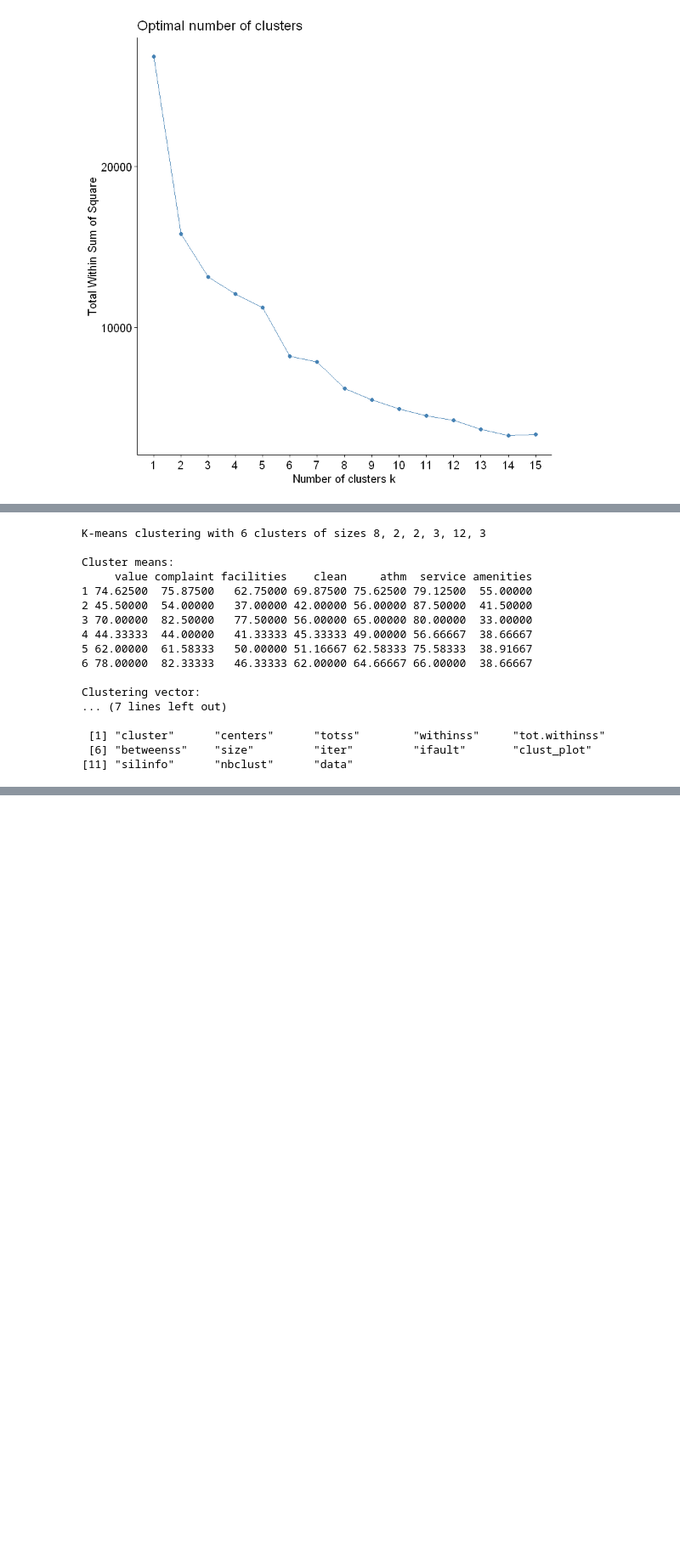
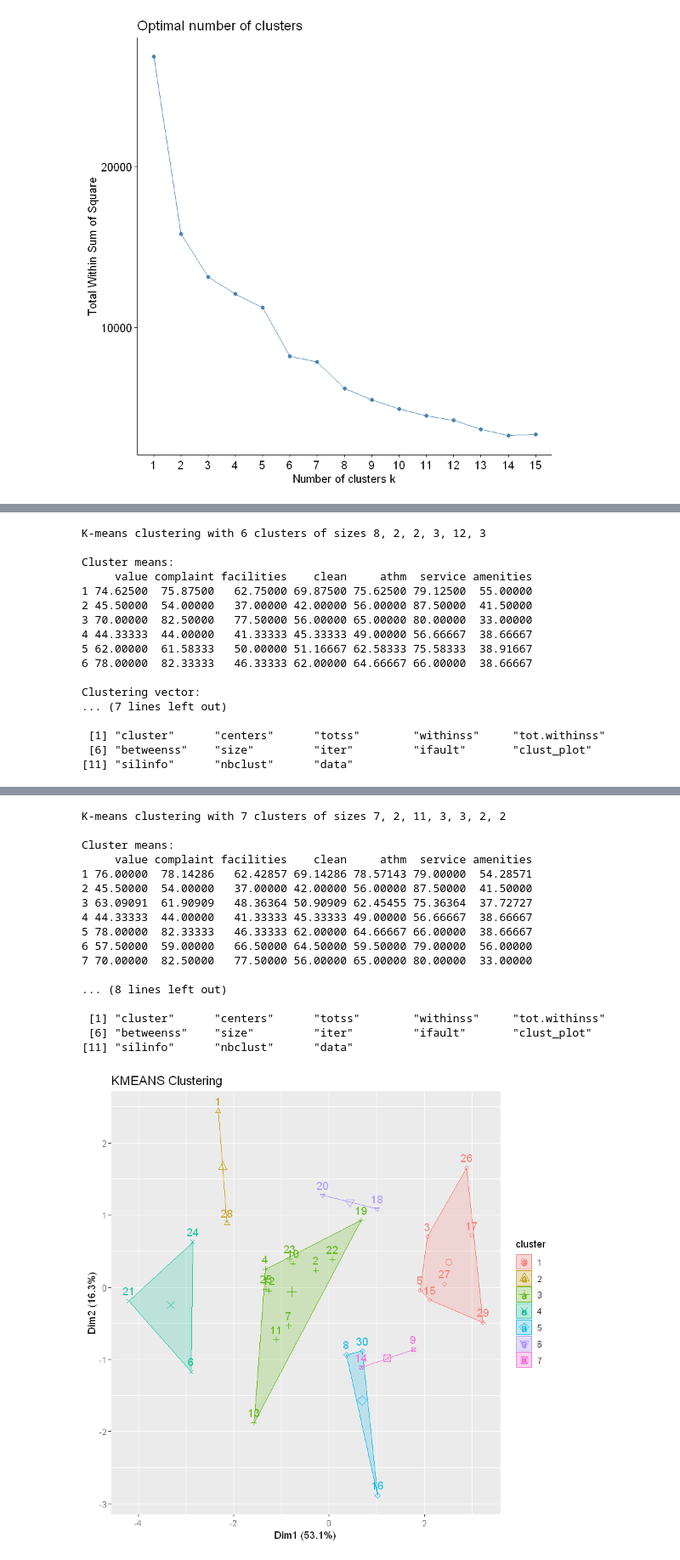
Before and after one commit to markuskaufmann/BIDS, a Jupyter notebook: R_Jupyter/Assignment_R_Jupyter.ipynb, the cells around one changed output, grey strips where cells are left out. Shown at 85% size. Saved outputs shown, nothing was run; the diff lists cells and outputs as text; code cells hidden in the pictures; blank space fills up the shorter version.

```diff
--- a/R_Jupyter/Assignment_R_Jupyter.ipynb
+++ b/R_Jupyter/Assignment_R_Jupyter.ipynb
@@ -466,7 +588,7 @@ Den zuvor kalkulierten Metriken sowie der obigen Darstellung ist zu entnehmen, d
 set.seed(1)
 
 k_opt_min <- 2
-k_opt_max <- 6
+k_opt_max <- 7
 
 for(k_opt in (k_opt_min:k_opt_max)) {
     clusters_opt <- eclust(dataSurvey, "kmeans", k = k_opt, nstart = 50, iter.max = 20)
@@ -541,30 +663,48 @@ Cluster means:
 3 70.00000  82.50000   77.50000 56.00000 65.00000 80.00000  33.00000
 4 78.00000  82.33333   46.33333 62.00000 64.66667 66.00000  38.66667
 5 59.64286  60.50000   48.14286 49.85714 61.64286 77.28571  39.28571
 
 Clustering vector:
  [1] 5 5 1 5 1 2 5 4 3 5 5 5 5 3 1 4 1 1 5 5 2 5 5 2 5 1 1 5 1 4
 ... (6 lines left out)
 
  [1] "cluster"      "centers"      "totss"        "withinss"     "tot.withinss"
  [6] "betweenss"    "size"         "iter"         "ifault"       "clust_plot"
 [11] "silinfo"      "nbclust"      "data"
 [figure]
 K-means clustering with 6 clusters of sizes 8, 2, 2, 3, 12, 3
 
 Cluster means:
      value complaint facilities    clean     athm  service amenities
 1 74.62500  75.87500   62.75000 69.87500 75.62500 79.12500  55.00000
 2 45.50000  54.00000   37.00000 42.00000 56.00000 87.50000  41.50000
 3 70.00000  82.50000   77.50000 56.00000 65.00000 80.00000  33.00000
 4 44.33333  44.00000   41.33333 45.33333 49.00000 56.66667  38.66667
 5 62.00000  61.58333   50.00000 51.16667 62.58333 75.58333  38.91667
 6 78.00000  82.33333   46.33333 62.00000 64.66667 66.00000  38.66667
 
 Clustering vector:
 ... (7 lines left out)
 
  [1] "cluster"      "centers"      "totss"        "withinss"     "tot.withinss"
  [6] "betweenss"    "size"         "iter"         "ifault"       "clust_plot"
 [11] "silinfo"      "nbclust"      "data"
 [figure]
+K-means clustering with 7 clusters of sizes 7, 2, 11, 3, 3, 2, 2
+
+Cluster means:
+     value complaint facilities    clean     athm  service amenities
+1 76.00000  78.14286   62.42857 69.14286 78.57143 79.00000  54.28571
+2 45.50000  54.00000   37.00000 42.00000 56.00000 87.50000  41.50000
+3 63.09091  61.90909   48.36364 50.90909 62.45455 75.36364  37.72727
+4 44.33333  44.00000   41.33333 45.33333 49.00000 56.66667  38.66667
+5 78.00000  82.33333   46.33333 62.00000 64.66667 66.00000  38.66667
+6 57.50000  59.00000   66.50000 64.50000 59.50000 79.00000  56.00000
+7 70.00000  82.50000   77.50000 56.00000 65.00000 80.00000  33.00000
+
+... (8 lines left out)
+
+ [1] "cluster"      "centers"      "totss"        "withinss"     "tot.withinss"
+ [6] "betweenss"    "size"         "iter"         "ifault"       "clust_plot"
+[11] "silinfo"      "nbclust"      "data"
+[figure, added]
```
Also changed, not shown: parts of 38 cells of this notebook.
